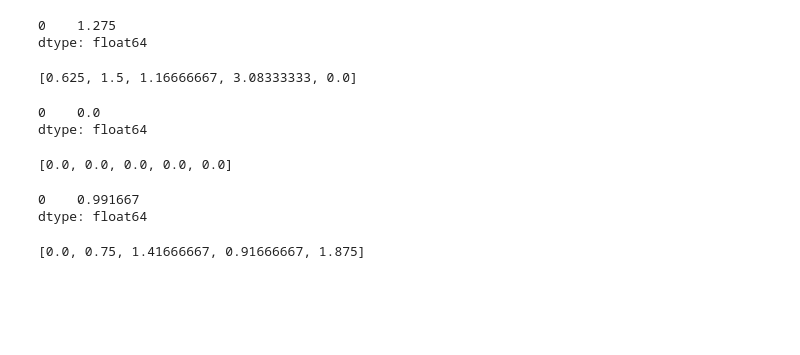
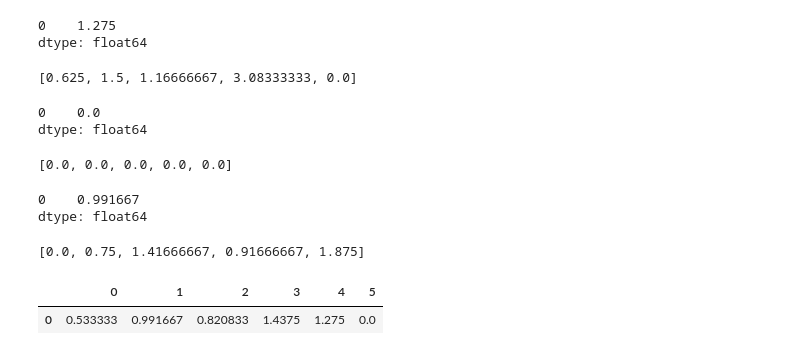
Before and after one commit to bartsvoboda/XAI_models, a Jupyter notebook: results_analysis/accuracy_vs_fidelity.ipynb, the cells around one changed output. Drawn from its saved outputs; the diff is of its cells as text; code cells hidden in the pictures; blank space fills up the shorter version.

```diff
--- a/results_analysis/accuracy_vs_fidelity.ipynb
+++ b/results_analysis/accuracy_vs_fidelity.ipynb
@@ -743,3 +743,8 @@ dtype: float64
 ebm_list
 # %% [output]
 [0.0, 0.75, 1.41666667, 0.91666667, 1.875]
+# %%
+pd.DataFrame((cart_fin, ebm_fin, gnb_fin, lr_fin, lr_l2_fin, dl_fin)).T
+# %% [output]
+|  | 0 | 1 | 2 | 3 | 4 | 5 |
+| 0 | 0.533333 | 0.991667 | 0.820833 | 1.4375 | 1.275 | 0.0 |
```
Also changed, not shown: 1 other file.
